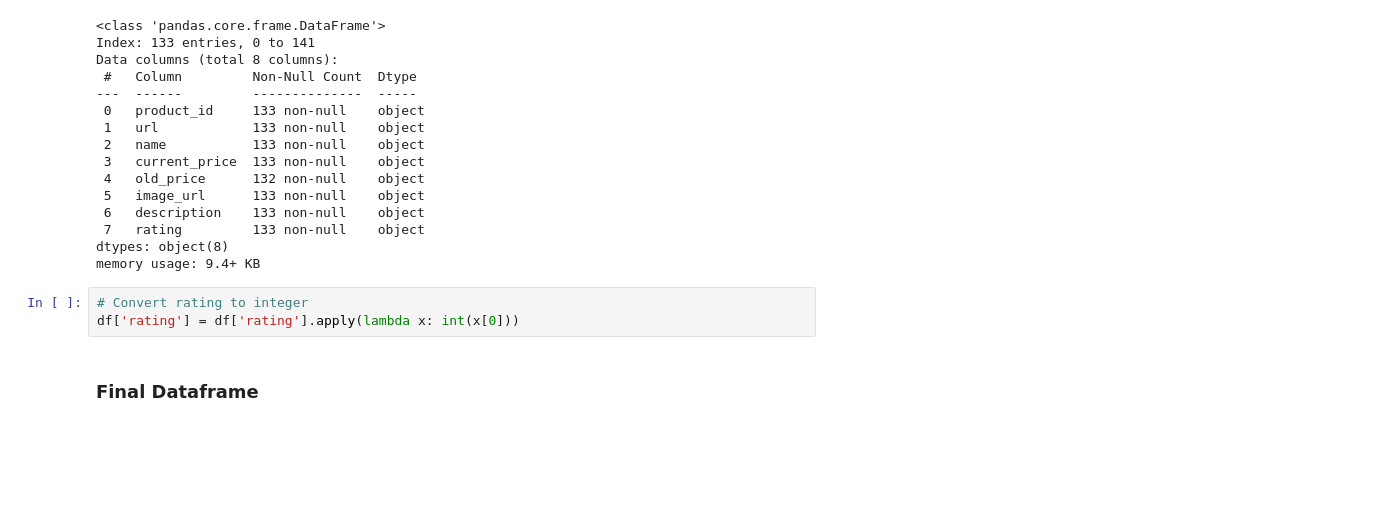
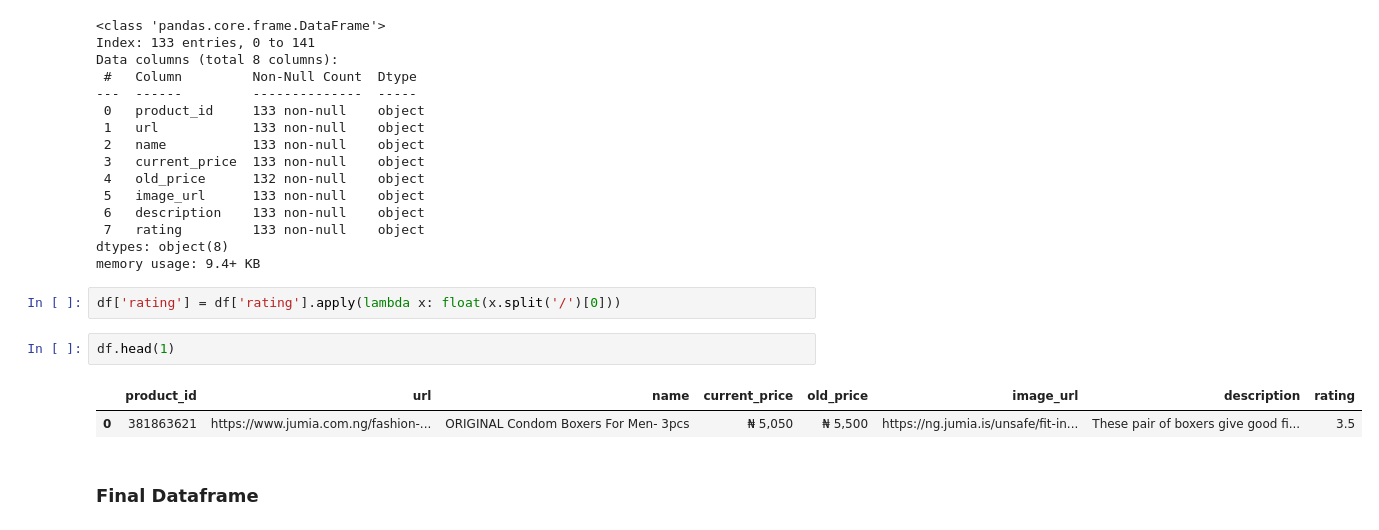
Before and after one commit to s4nniyusuf/claimcheck-labs, a Jupyter notebook: notebooks/01_clean_products.ipynb, the cells around one changed output. Drawn from its saved outputs; the diff is of its cells as text; blank space fills up the shorter version.

Commit message:
Fixed the rating conversion

```diff
--- a/notebooks/01_clean_products.ipynb
+++ b/notebooks/01_clean_products.ipynb
@@ -89,8 +89,12 @@ Data columns (total 8 columns):
 dtypes: object(8)
 memory usage: 9.4+ KB
 # %%
-# Convert rating to integer
-df['rating'] = df['rating'].apply(lambda x: int(x[0]))
+df['rating'] = df['rating'].apply(lambda x: float(x.split('/')[0]))
+# %%
+df.head(1)
+# %% [output]
+|  | product_id | url | name | current_price | old_price | image_url | description | rating |
+| 0 | 381863621 | https://www.jumia.com.ng/fashion-... | ORIGINAL Condom Boxers For Men- 3pcs | ₦ 5,050 | ₦ 5,500 | https://ng.jumia.is/unsafe/fit-in... | These pair of boxers give good fi... | 3.5 |
 # %% [markdown]
 ### Final Dataframe
 # %%
```
Also changed, not shown: parts of 2 cells of this notebook, 1 other file.
